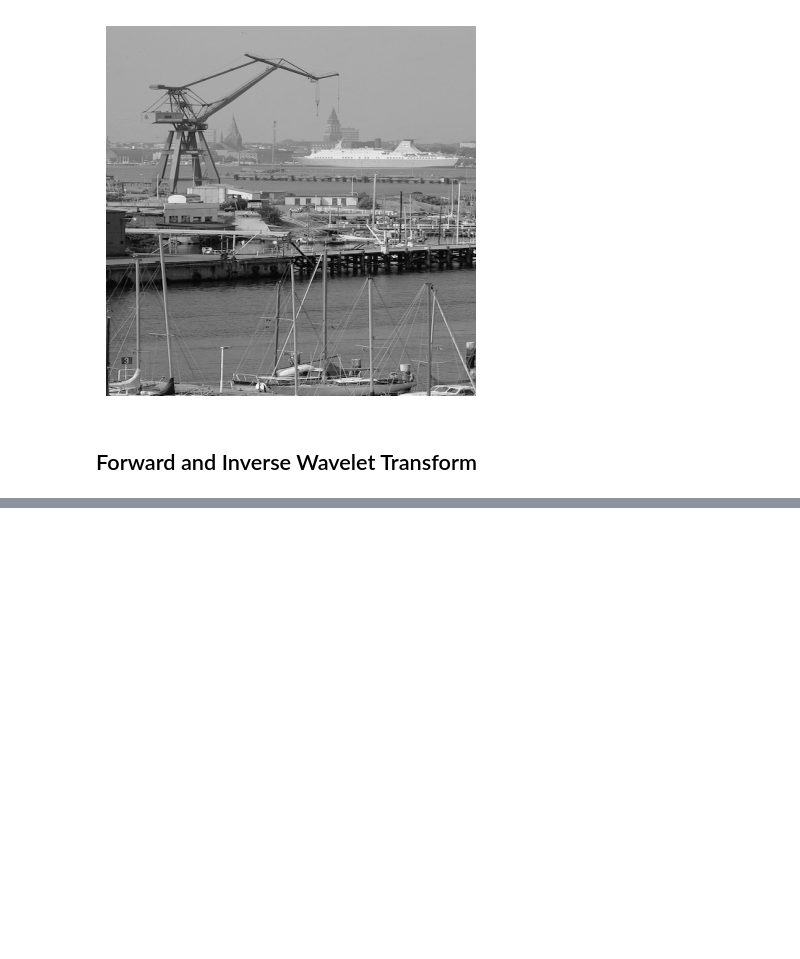
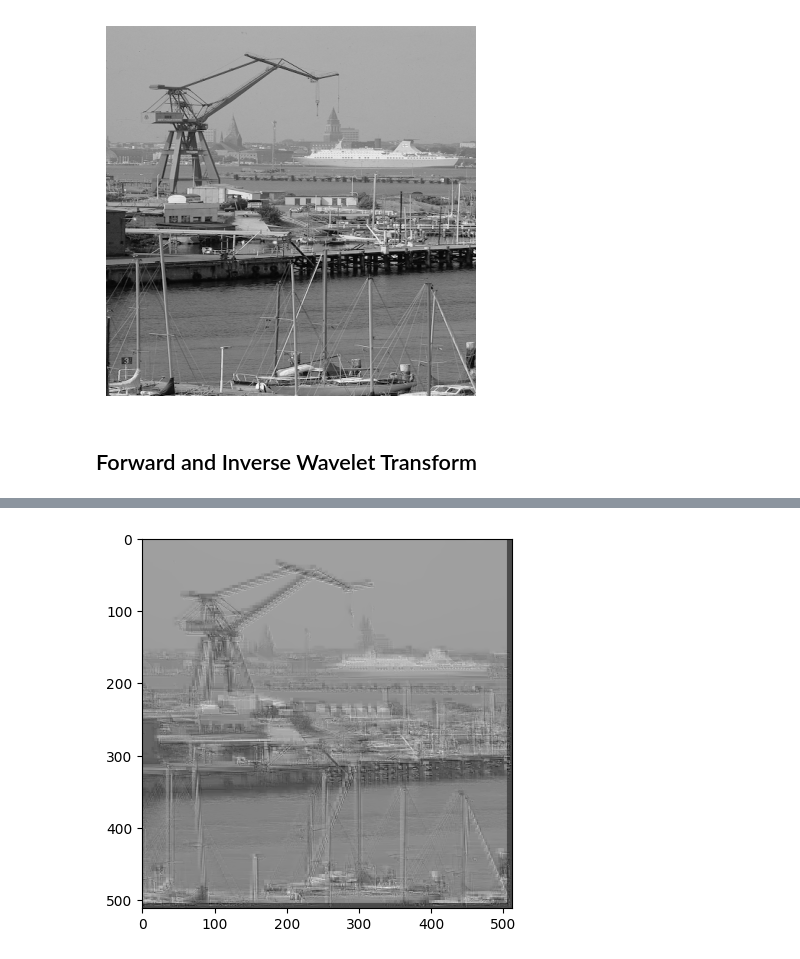
Before and after one commit to ikenichaa/wavelet-transform, a Jupyter notebook: task2-convolution.ipynb, the cells around one changed output, grey strips where cells are left out. Cells and saved outputs as stored; diff of their text form; code cells hidden in the pictures; blank space fills up the shorter version.

```diff
--- a/task2-convolution.ipynb
+++ b/task2-convolution.ipynb
@@ -304,0 +236,6 @@ b= np.arange(10).reshape(2,5)
+# %%
+sigma_est = np.mean(estimate_sigma(reconstructed_image))
+imd = denoise_nl_means(reconstructed_image, h=0.6 * sigma_est, sigma=sigma_est, fast_mode=True)
+show_pic(imd)
+# %% [output]
+[figure, added]
```
Also changed, not shown: parts of 49 cells of this notebook.
